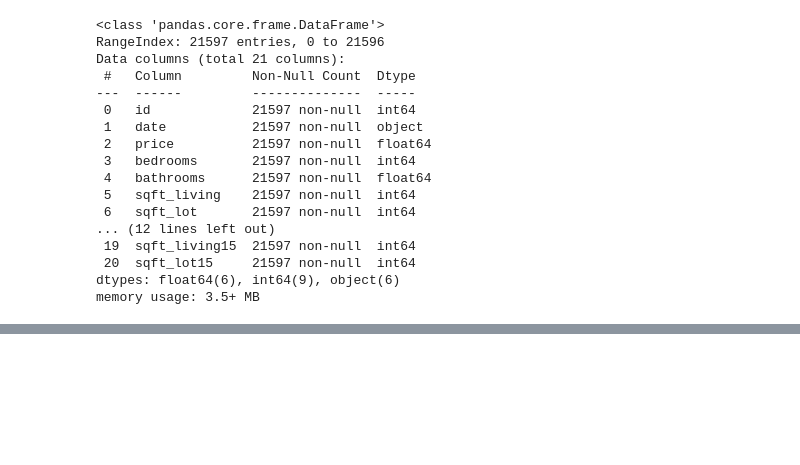
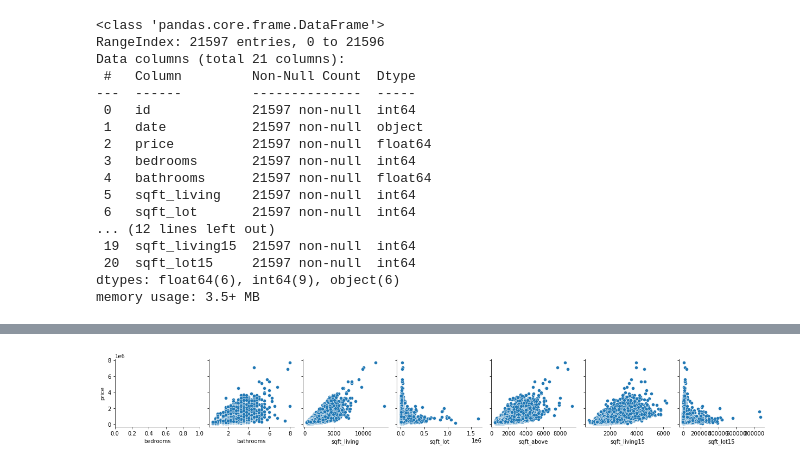
Before and after one commit to MackoyS/sarah-and-mackoy-price-modeling, a Jupyter notebook: SpecsProject.ipynb, the cells around one changed output, grey strips where cells are left out. Drawn from its saved outputs; the diff is of its cells as text; code cells hidden in the pictures; blank space fills up the shorter version.

```diff
--- a/SpecsProject.ipynb
+++ b/SpecsProject.ipynb
@@ -110,0 +235,7 @@ main_df.info()
+# %%
+#visual of the clean_df
+sns.pairplot(main_df, x_vars = ['bedrooms', 'bathrooms', 'sqft_living', 'sqft_lot', 'sqft_above', 'sqft_living15',
+                          'sqft_lot15'], y_vars = ['price'])
+plt.show()
+# %% [output]
+[figure, added]
```
Also changed, not shown: parts of 116 cells of this notebook.
